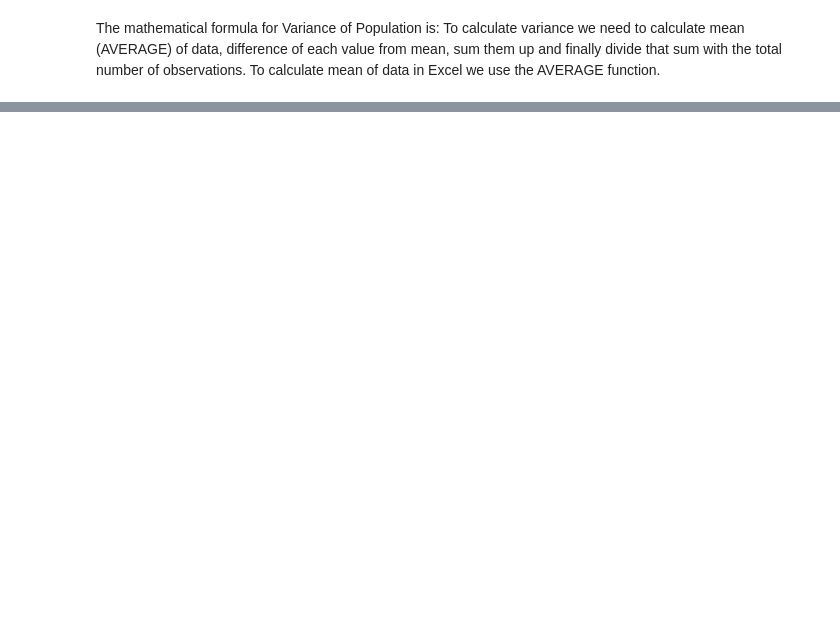
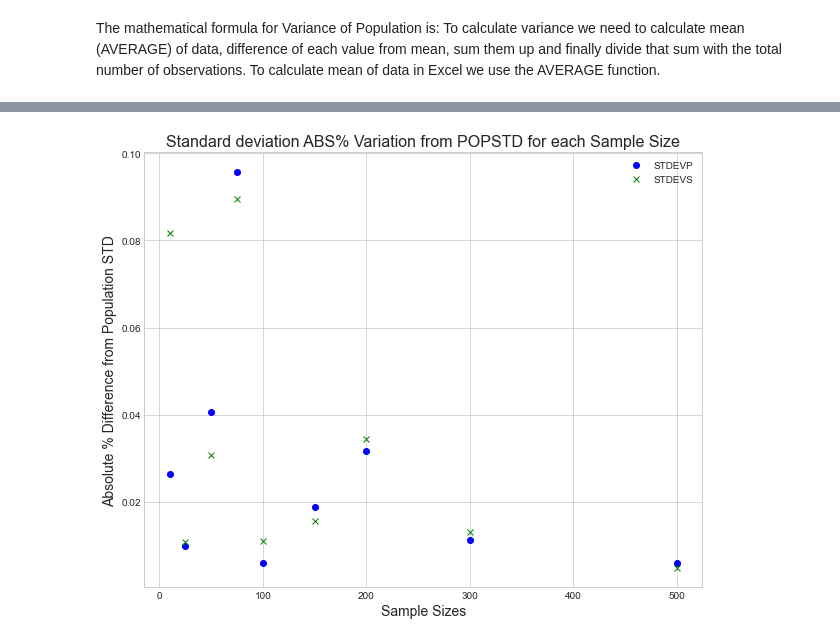
Before and after one commit to geetharamson/MLASTASK2020, a Jupyter notebook: TASK.ipynb, the cells around one changed output, grey strips where cells are left out. Saved outputs shown, nothing was run; the diff lists cells and outputs as text; code cells hidden in the pictures; blank space fills up the shorter version.

```diff
--- a/TASK.ipynb
+++ b/TASK.ipynb
@@ -710,0 +823,12 @@ np.std([0, 1], ddof=1)
+# %%
+# create an empty array to hold sample results.
+sampleresults = []
+# //for each samplesize
+for s in samplesizes:
+#     create a sample from the population generated above, with sample size s and replace = False.
+    sample =  np.random.choice(pop, size=s, replace=False)
+#     Append the results to the array sampleresults including pop size, samplesize, sample mean, SDEV P, SDEV S.
+    sampleresults.append([popsize, s, np.mean(sample),
+                          np.sqrt(np.sum((sample - np.mean(sample))**2)/len(sample)),
+                          np.sqrt(np.sum((sample - np.mean(sample))**2)/(len(sample)-1))
+                  ])
@@ -710,0 +837,9 @@ np.std([0, 1], ddof=1)
+# %%
+# data = np.array(list(sampleresults))
+df = pd.DataFrame(sampleresults, columns=["POP","SAMPLESIZE","SAMPLEMEAN","STDEVP", "STDEVS"])
+df['POPSTD'] = popstd
+#  adapted from https://stackoverflow.com/a/48867801
+# calculate % difference between popstd and STD
+df['STDP%DIFF'] = ((df['STDEVP'] - df['POPSTD']).abs())/df['POPSTD']
+df['STDS%DIFF'] = ((df['STDEVS'] - df['POPSTD']).abs())/df['POPSTD']
+df
@@ -710,0 +860,12 @@ np.std([0, 1], ddof=1)
+# %%
+# Ploting  results for standard deviation using STDEV.P & STDEV.P absolute difference between pop STD
+# samplesize
+plt.plot(df['SAMPLESIZE'], df['STDP%DIFF'], 'bo', label='STDEVP')
+plt.plot(df['SAMPLESIZE'], df['STDS%DIFF'], 'gx', label='STDEVS')
+plt.title('Standard deviation ABS% Variation from POPSTD for each Sample Size', fontsize='16')
+plt.xlabel('Sample Sizes', fontsize='14')
+plt.ylabel('Absolute % Difference from Population STD', fontsize='14')
+plt.legend()
+plt.show()
+# %% [output]
+[figure, added]
```
Also changed, not shown: parts of 62 cells of this notebook, 1 other file.
